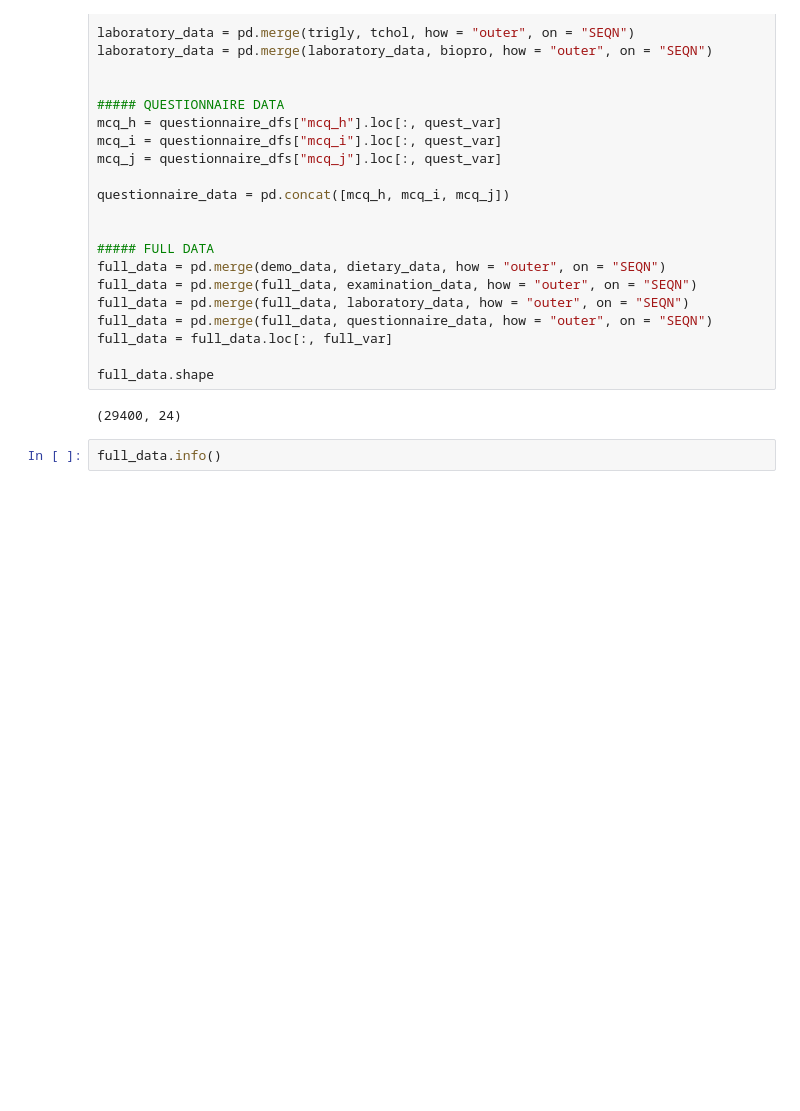
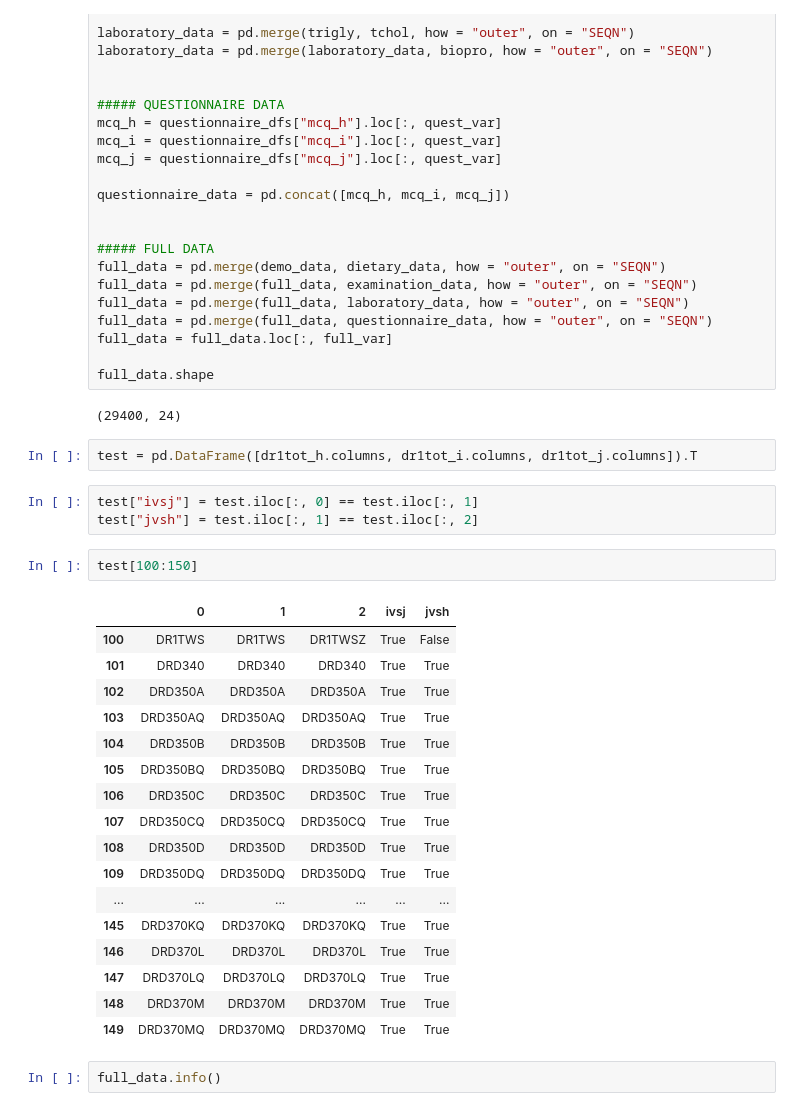
Before and after one commit to Jasc94/thebridge, a Jupyter notebook: 0_Project_ML/notebooks/models_1.ipynb, the cells around one changed output. Drawn from its saved outputs; the diff is of its cells as text; blank space fills up the shorter version.

```diff
--- a/0_Project_ML/notebooks/models_1.ipynb
+++ b/0_Project_ML/notebooks/models_1.ipynb
@@ -144,6 +144,31 @@ full_data = full_data.loc[:, full_var]
 full_data.shape
 # %% [output]
 (29400, 24)
+# %%
+test = pd.DataFrame([dr1tot_h.columns, dr1tot_i.columns, dr1tot_j.columns]).T
+# %%
+test["ivsj"] = test.iloc[:, 0] == test.iloc[:, 1]
+test["jvsh"] = test.iloc[:, 1] == test.iloc[:, 2]
+# %%
+test[100:150]
+# %% [output]
+|  | 0 | 1 | 2 | ivsj | jvsh |
+| 100 | DR1TWS | DR1TWS | DR1TWSZ | True | False |
+| 101 | DRD340 | DRD340 | DRD340 | True | True |
+| 102 | DRD350A | DRD350A | DRD350A | True | True |
+| 103 | DRD350AQ | DRD350AQ | DRD350AQ | True | True |
+| 104 | DRD350B | DRD350B | DRD350B | True | True |
+| 105 | DRD350BQ | DRD350BQ | DRD350BQ | True | True |
+| 106 | DRD350C | DRD350C | DRD350C | True | True |
+| 107 | DRD350CQ | DRD350CQ | DRD350CQ | True | True |
+| 108 | DRD350D | DRD350D | DRD350D | True | True |
+| 109 | DRD350DQ | DRD350DQ | DRD350DQ | True | True |
+| ... | ... | ... | ... | ... | ... |
+| 145 | DRD370KQ | DRD370KQ | DRD370KQ | True | True |
+| 146 | DRD370L | DRD370L | DRD370L | True | True |
+| 147 | DRD370LQ | DRD370LQ | DRD370LQ | True | True |
+| 148 | DRD370M | DRD370M | DRD370M | True | True |
+| 149 | DRD370MQ | DRD370MQ | DRD370MQ | True | True |
 # %%
 full_data.info()
 # %% [output]
```
Also changed, not shown: parts of 8 cells of this notebook, 3 other files.
